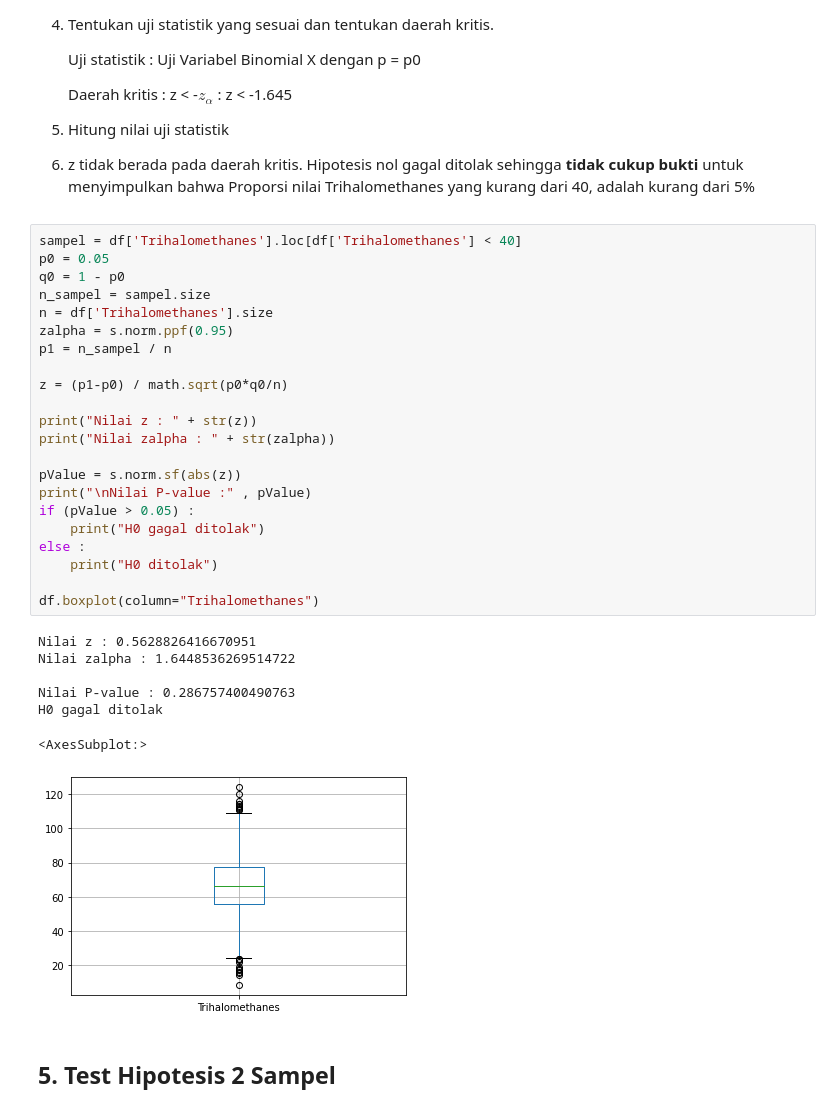
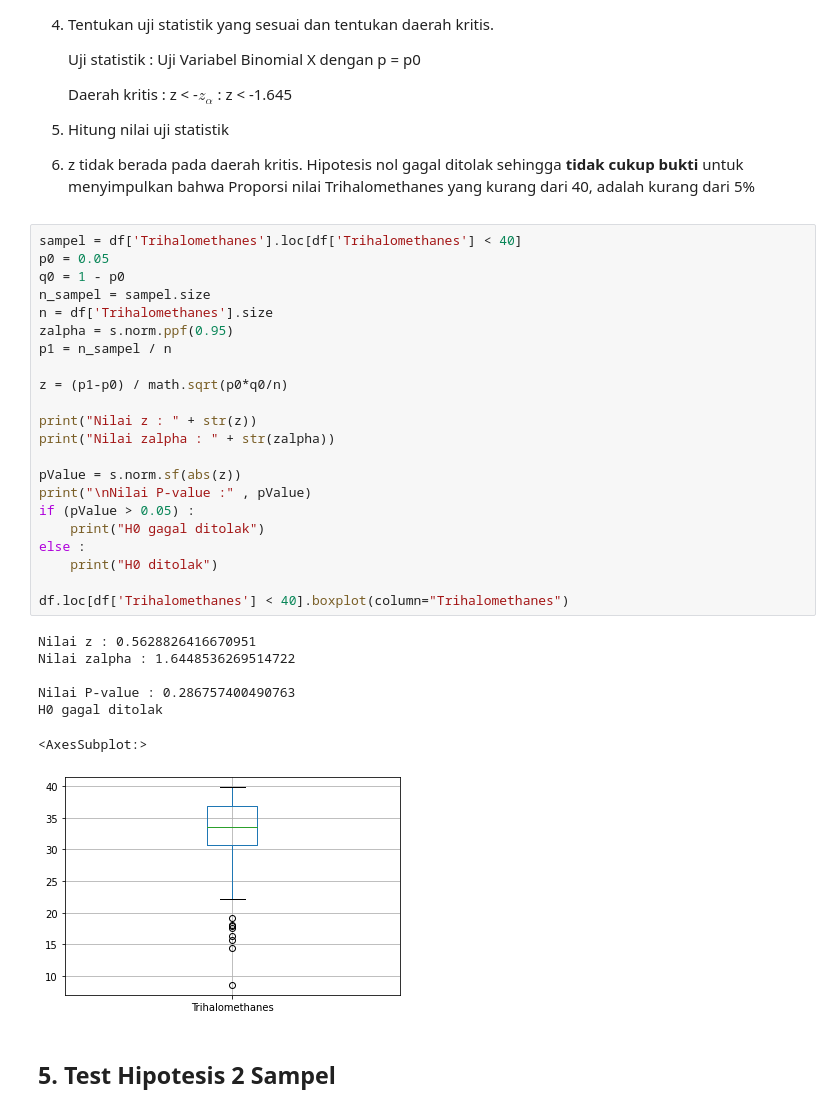
Before and after one commit to loopfree/Tubes-Probstat, a Jupyter notebook: K02-T1-IF2220-13520059.ipynb, the cells around one changed output. Saved outputs shown, nothing was run; the diff lists cells and outputs as text.

Commit message:
rapiin boxplot 4 dan 5

```diff
--- a/K02-T1-IF2220-13520059.ipynb
+++ b/K02-T1-IF2220-13520059.ipynb
@@ -1279,33 +1279,33 @@ H0 ditolak
 # %%
 sampel = df['Trihalomethanes'].loc[df['Trihalomethanes'] < 40]
 p0 = 0.05
 q0 = 1 - p0
 n_sampel = sampel.size
 n = df['Trihalomethanes'].size
 zalpha = s.norm.ppf(0.95)
 p1 = n_sampel / n
 
 z = (p1-p0) / math.sqrt(p0*q0/n)
 
 print("Nilai z : " + str(z))
 print("Nilai zalpha : " + str(zalpha))
 
 pValue = s.norm.sf(abs(z))
 print("\nNilai P-value :" , pValue)
 if (pValue > 0.05) :
     print("H0 gagal ditolak")
 else :
     print("H0 ditolak")
 
-df.boxplot(column="Trihalomethanes")
+df.loc[df['Trihalomethanes'] < 40].boxplot(column="Trihalomethanes")
 # %% [output]
 Nilai z : 0.5628826416670951
 Nilai zalpha : 1.6448536269514722
 
 Nilai P-value : 0.286757400490763
 H0 gagal ditolak
 <AxesSubplot:>
-[figure, old version]
+[figure, new version]
 # %% [markdown]
 <h2> 5. Test Hipotesis 2 Sampel </h2>
 # %%
```
Also changed, not shown: parts of 27 cells of this notebook.
